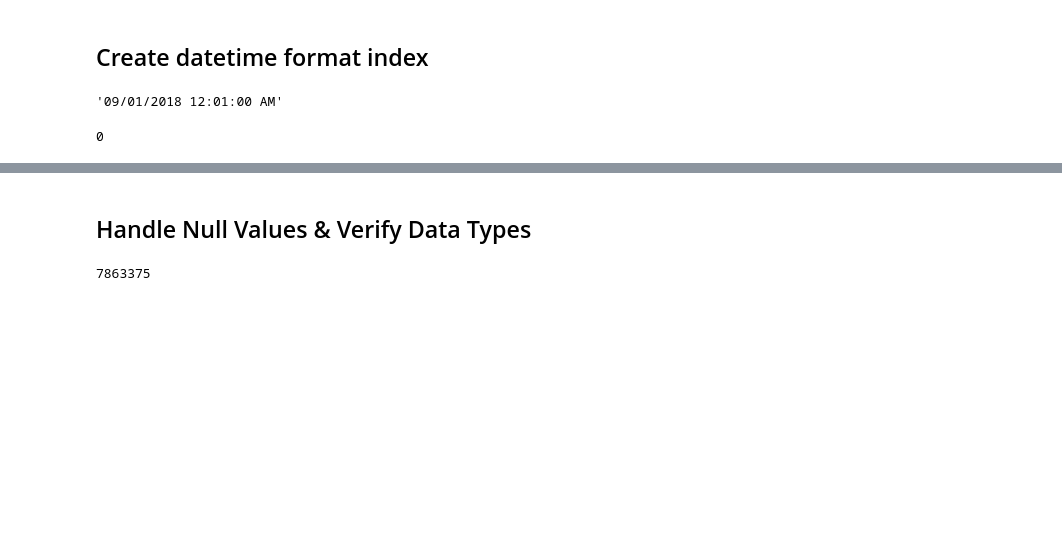
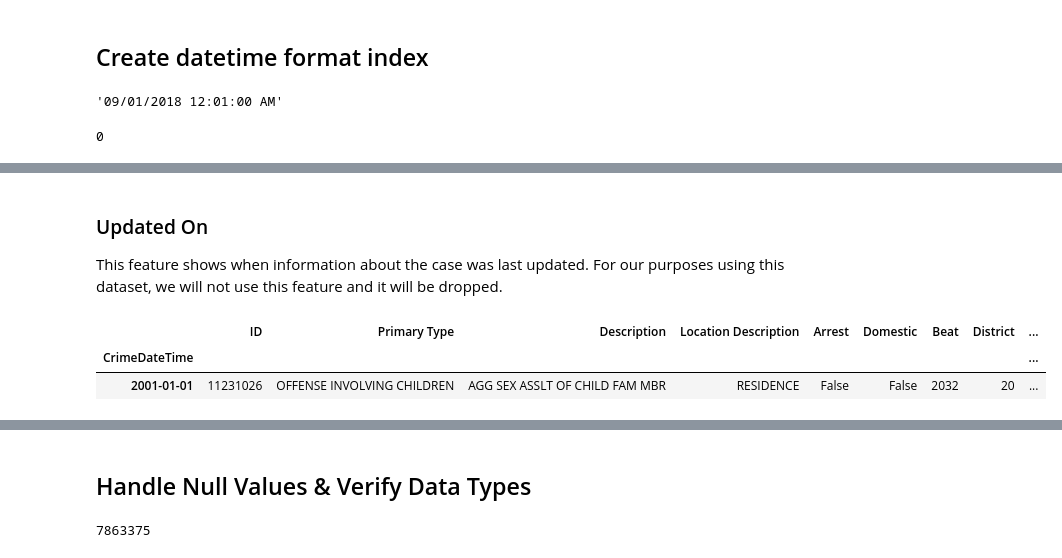
Before and after one commit to whitefreeze/Chicago-Crime-Data, a Jupyter notebook: Chicago-Crime-Data v2.1.ipynb, the cells around one changed output, grey strips where cells are left out. Cells and saved outputs as stored; diff of their text form; code cells hidden in the pictures; blank space fills up the shorter version.

```diff
--- a/Chicago-Crime-Data v2.1.ipynb
+++ b/Chicago-Crime-Data v2.1.ipynb
@@ -152,0 +214,11 @@ This feature shows when information about the case was last updated. For our pur
+# %% [markdown]
+### Updated On
+This feature shows when information about the case was last updated. For our purposes using this dataset, we will not use this feature and it will be dropped.
+# %%
+# drop Updated On
+df = df.drop(columns=['Updated On'])
+df.head(1)
+# %% [output]
+|  | ID | Primary Type | Description | Location Description | Arrest | Domestic | Beat | District | ... |
+| CrimeDateTime |  |  |  |  |  |  |  |  | ... |
+| 2001-01-01 | 11231026 | OFFENSE INVOLVING CHILDREN | AGG SEX ASSLT OF CHILD FAM MBR | RESIDENCE | False | False | 2032 | 20 | ... |
```
Also changed, not shown: parts of 95 cells of this notebook.
